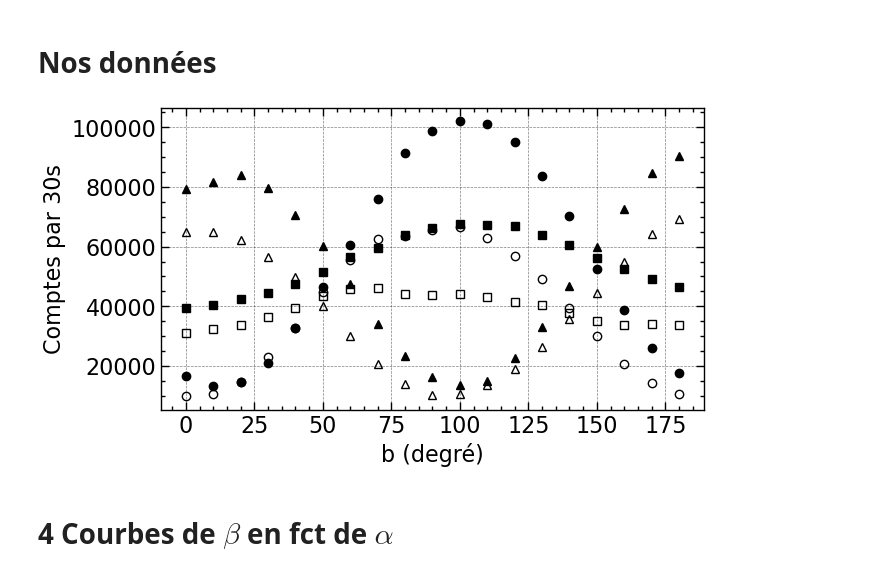
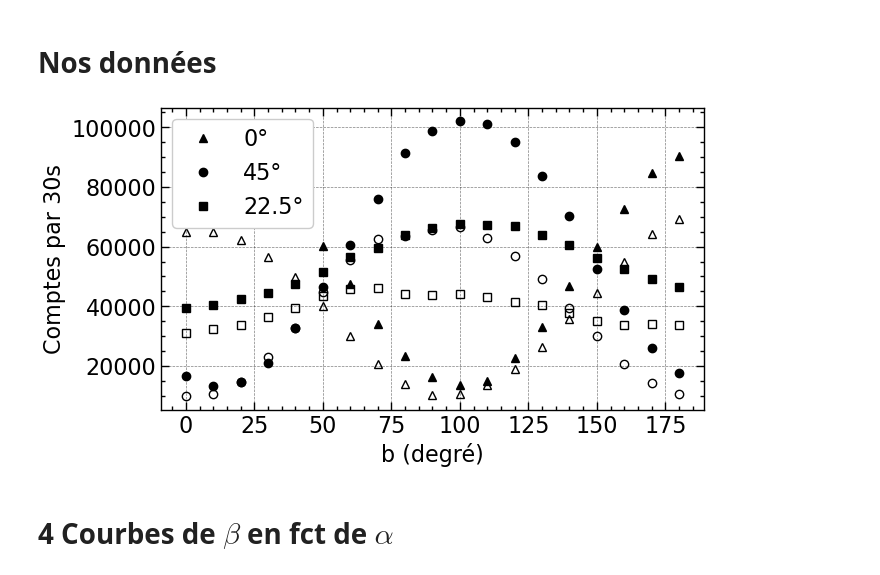
Before and after one commit to pierrotlamontagne/Github-labo-3, a Jupyter notebook: PIN/Analyse.ipynb, the cells around one changed output. Cells and saved outputs as stored; diff of their text form; code cells hidden in the pictures.

```diff
--- a/PIN/Analyse.ipynb
+++ b/PIN/Analyse.ipynb
@@ -19,18 +19,18 @@ angle, N_0_a, N_0_b, N_0, N_45_a, N_45_b, N_45, N_225_a, N_225_b, N_225 = np.loa
 # %%
 plt.figure(0, figsize=(7,4), dpi=100)
 plt.xlabel("b (degré)")
 plt.ylabel("Comptes par 30s")
 
 plt.plot(angle, N_0_a, ls="none", marker="^", mec="black", mfc="none")
 plt.plot(angle, N_0_b, ls="none", marker="^", mec="black", mfc="black", label="0°")
 plt.plot(angle, N_45_a, ls="none", marker="o", mec="black", mfc="none")
 plt.plot(angle, N_45_b, ls="none", marker="o", mec="black", mfc="black", label="45°")
 plt.plot(angle, N_225_a, ls="none", marker="s", mec="black", mfc="none")
 plt.plot(angle, N_225_b, ls="none", marker="s", mec="black", mfc="black", label="22.5°")
-
+plt.legend()
 plt.savefig("comptes_a_b", bbox_inches="tight")
 # %% [output]
-[figure, old version]
+[figure, new version]
 # %% [markdown]
 # 4 Courbes de $\beta$ en fct de $\alpha$
 # %%
```
Also changed, not shown: parts of 5 cells of this notebook, 1 other file.
